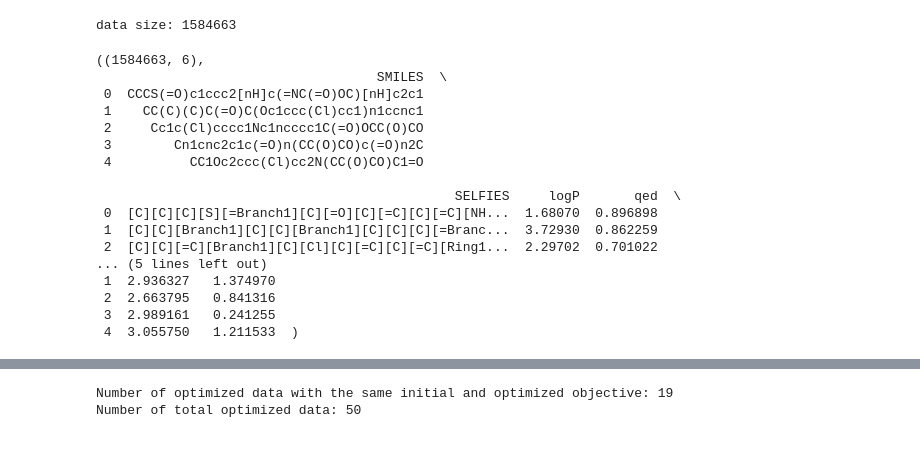
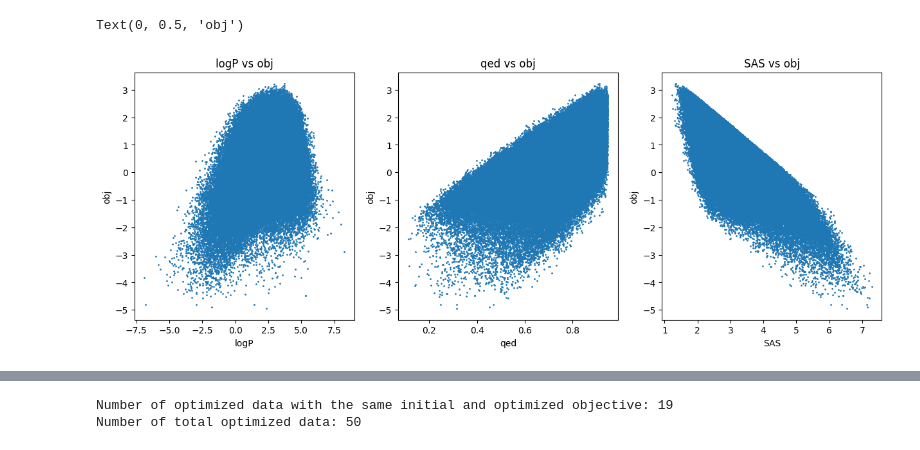
Before and after one commit to sunghwanism/NewMoses, a Jupyter notebook: notebooks/create_data_for_opt.ipynb, the cells around one changed output, grey strips where cells are left out. Drawn from its saved outputs; the diff is of its cells as text; code cells hidden in the pictures.

```diff
--- a/notebooks/create_data_for_opt.ipynb
+++ b/notebooks/create_data_for_opt.ipynb
@@ -8,31 +10,17 @@ from io import BytesIO
 # %%
-file_path = '../moses/dataset/data/ZINC/train.zip'
-with zipfile.ZipFile(file_path, 'r') as zip_ref:
-        file = 'train.csv'
-        with zip_ref.open(file) as file:
-            # Read the CSV file into a pandas DataFrame
-            df= pd.read_csv(BytesIO(file.read()), header=0)
+if data == 'ZINC':
+    file_path = '../moses/dataset/data/ZINC/train.zip'
+    with zipfile.ZipFile(file_path, 'r') as zip_ref:
+            file = 'train.csv'
+            with zip_ref.open(file) as file:
+                # Read the CSV file into a pandas DataFrame
+                df= pd.read_csv(BytesIO(file.read()), header=0)
 
-df['objective'] = 5*df['qed'] - df['SAS']
+    df['obj'] = 5*df['qed'] - df['SAS']
 
-print(f'data size: {df.shape[0]}')
-df.shape, df.head()
+    print(f'data size: {df.shape[0]}')
+    df.shape, df.head()
+
+elif data == 'ZINC250K':
+    file_path = '../moses/dataset/data/ZINC250K/train.csv'
+    df = pd.read_csv(file_path)
-# %% [output]
-data size: 1584663
-((1584663, 6),
-                                    SMILES  \
- 0  CCCS(=O)c1ccc2[nH]c(=NC(=O)OC)[nH]c2c1
- 1    CC(C)(C)C(=O)C(Oc1ccc(Cl)cc1)n1ccnc1
- 2     Cc1c(Cl)cccc1Nc1ncccc1C(=O)OCC(O)CO
- 3        Cn1cnc2c1c(=O)n(CC(O)CO)c(=O)n2C
- 4          CC1Oc2ccc(Cl)cc2N(CC(O)CO)C1=O
-
-                                              SELFIES     logP       qed  \
- 0  [C][C][C][S][=Branch1][C][=O][C][=C][C][=C][NH...  1.68070  0.896898
- 1  [C][C][Branch1][C][C][Branch1][C][C][C][=Branc...  3.72930  0.862259
- 2  [C][C][=C][Branch1][C][Cl][C][=C][C][=C][Ring1...  2.29702  0.701022
-... (5 lines left out)
- 1  2.936327   1.374970
- 2  2.663795   0.841316
- 3  2.989161   0.241255
- 4  3.055750   1.211533  )
@@ -40,0 +27,20 @@ save_path = '../checkpoints/optimize_gpr/'
+# %%
+# plot 3 subplots with scatter plot of x as logP, qed, sas and y as obj
+fig, axs = plt.subplots(1, 3, figsize=(15, 5))
+axs[0].scatter(df['logP'], df['obj'], s=1)
+axs[0].set_title('logP vs obj')
+axs[0].set_xlabel('logP')
+axs[0].set_ylabel('obj')
+
+axs[1].scatter(df['qed'], df['obj'], s=1)
+axs[1].set_title('qed vs obj')
+axs[1].set_xlabel('qed')
+axs[1].set_ylabel('obj')
+
+axs[2].scatter(df['SAS'], df['obj'], s=1)
+axs[2].set_title('SAS vs obj')
+axs[2].set_xlabel('SAS')
+axs[2].set_ylabel('obj')
+# %% [output]
+Text(0, 0.5, 'obj')
+[figure, added]
```
Also changed, not shown: parts of 6 cells of this notebook.
